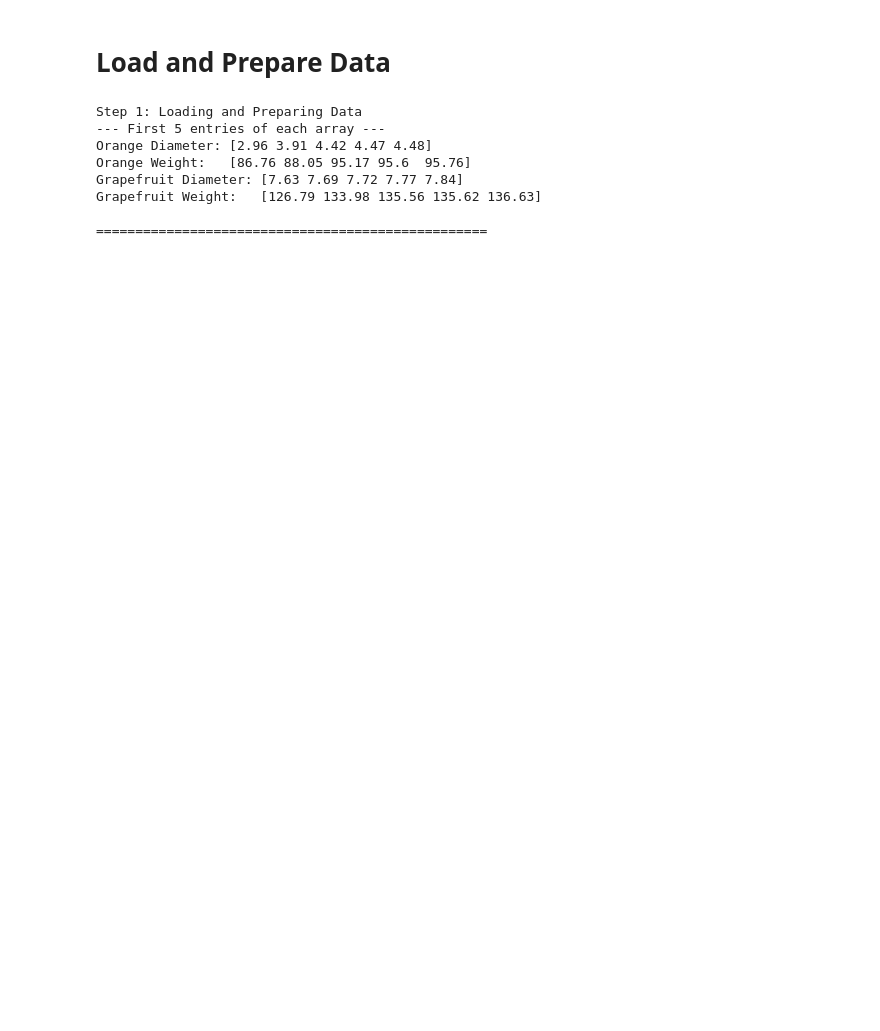
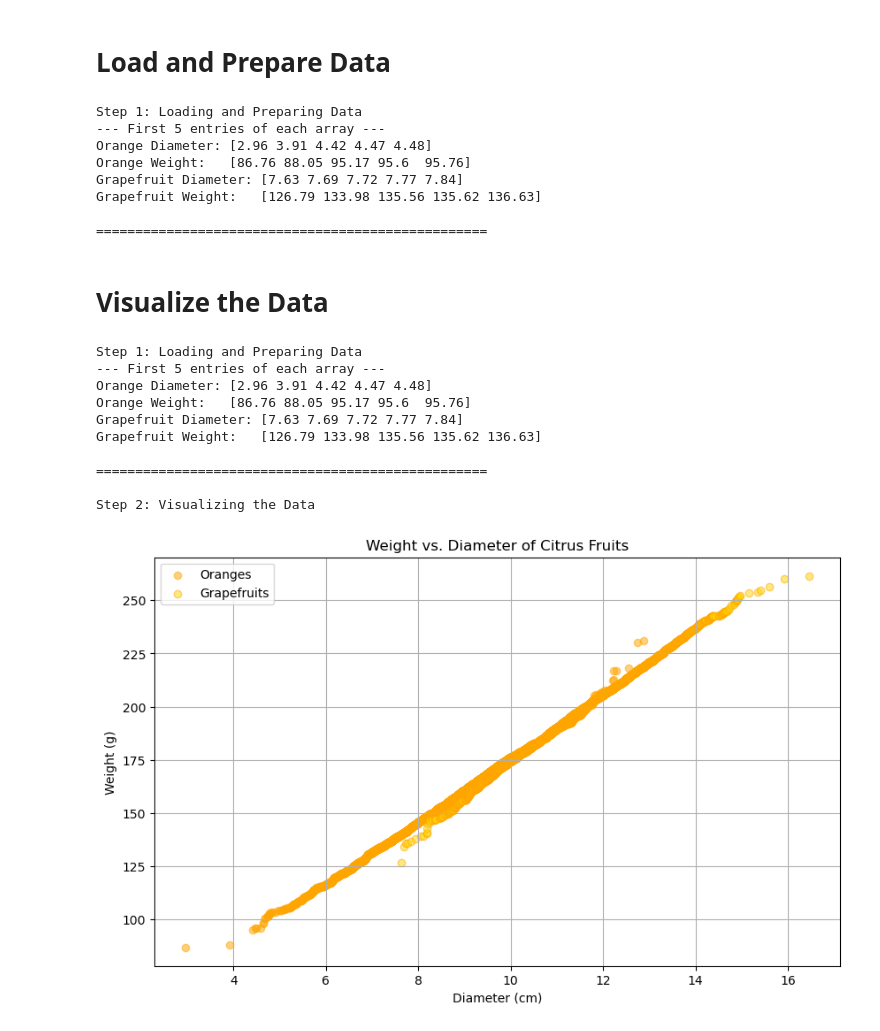
Before and after one commit to AnnaPChop/-proyecto-citricos-regresion, a Jupyter notebook: analysis/citrus_analysis.ipynb, the cells around one changed output. Drawn from its saved outputs; the diff is of its cells as text; code cells hidden in the pictures; blank space fills up the shorter version.

Commit message:
add visualize the data

```diff
--- a/analysis/citrus_analysis.ipynb
+++ b/analysis/citrus_analysis.ipynb
@@ -4,6 +4,8 @@
 import pandas as pd
 import numpy as np
 import matplotlib.pyplot as plt
+
+
 
 def run_citrus_analysis():
     #  Load and Prepare Data
@@ -13,7 +15,7 @@ def run_citrus_analysis():
         # Load the dataset using pandas
         citrus_df = pd.read_csv('../data/citrus.csv')
     except FileNotFoundError:
-        print("Error: '../data/citrus.csv' not found. Make sure the file is in the same directory as the script.")
+        print("Error: '../data/citrus.csv' not found. Make sure the file is in the 'data' directory.")
         return
 
     # Convert the DataFrame to a NumPy array for numerical operations
@@ -39,8 +41,10 @@ def run_citrus_analysis():
     print(f"Grapefruit Diameter: {grapefruit_diameter[:5]}")
     print(f"Grapefruit Weight:   {grapefruit_weight[:5]}")
     print("\n" + "="*50 + "\n")
+    return orange_diameter, orange_weight, grapefruit_diameter, grapefruit_weight
 
-run_citrus_analysis()
+
+results = run_citrus_analysis()
 # %% [output]
 Step 1: Loading and Preparing Data
 --- First 5 entries of each array ---
@@ -50,3 +54,35 @@ Grapefruit Diameter: [7.63 7.69 7.72 7.77 7.84]
 Grapefruit Weight:   [126.79 133.98 135.56 135.62 136.63]
 
 ==================================================
+# %% [markdown]
+# Visualize the Data
+# %%
+orange_diameter, orange_weight, grapefruit_diameter, grapefruit_weight = run_citrus_analysis()
+
+def run_citrus_visualization(orange_diameter, orange_weight, grapefruit_diameter, grapefruit_weight):
+    print("Step 2: Visualizing the Data")
+    plt.figure(figsize=(10, 6))
+    plt.scatter(orange_diameter, orange_weight, label='Oranges', color='orange', alpha=0.5)
+    plt.scatter(grapefruit_diameter, grapefruit_weight, label='Grapefruits', color='gold', alpha=0.5, edgecolors='orange')
+    plt.title('Weight vs. Diameter of Citrus Fruits')
+    plt.xlabel('Diameter (cm)')
+    plt.ylabel('Weight (g)')
+    plt.legend()
+    plt.grid(True)
+    plt.savefig('weight_vs_diameter.png') # Save the plot
+
+
+
+run_citrus_visualization(orange_diameter, orange_weight, grapefruit_diameter, grapefruit_weight)
+# %% [output]
+Step 1: Loading and Preparing Data
+--- First 5 entries of each array ---
+Orange Diameter: [2.96 3.91 4.42 4.47 4.48]
+Orange Weight:   [86.76 88.05 95.17 95.6  95.76]
+Grapefruit Diameter: [7.63 7.69 7.72 7.77 7.84]
+Grapefruit Weight:   [126.79 133.98 135.56 135.62 136.63]
+
+==================================================
+
+Step 2: Visualizing the Data
+[figure, added]
```
